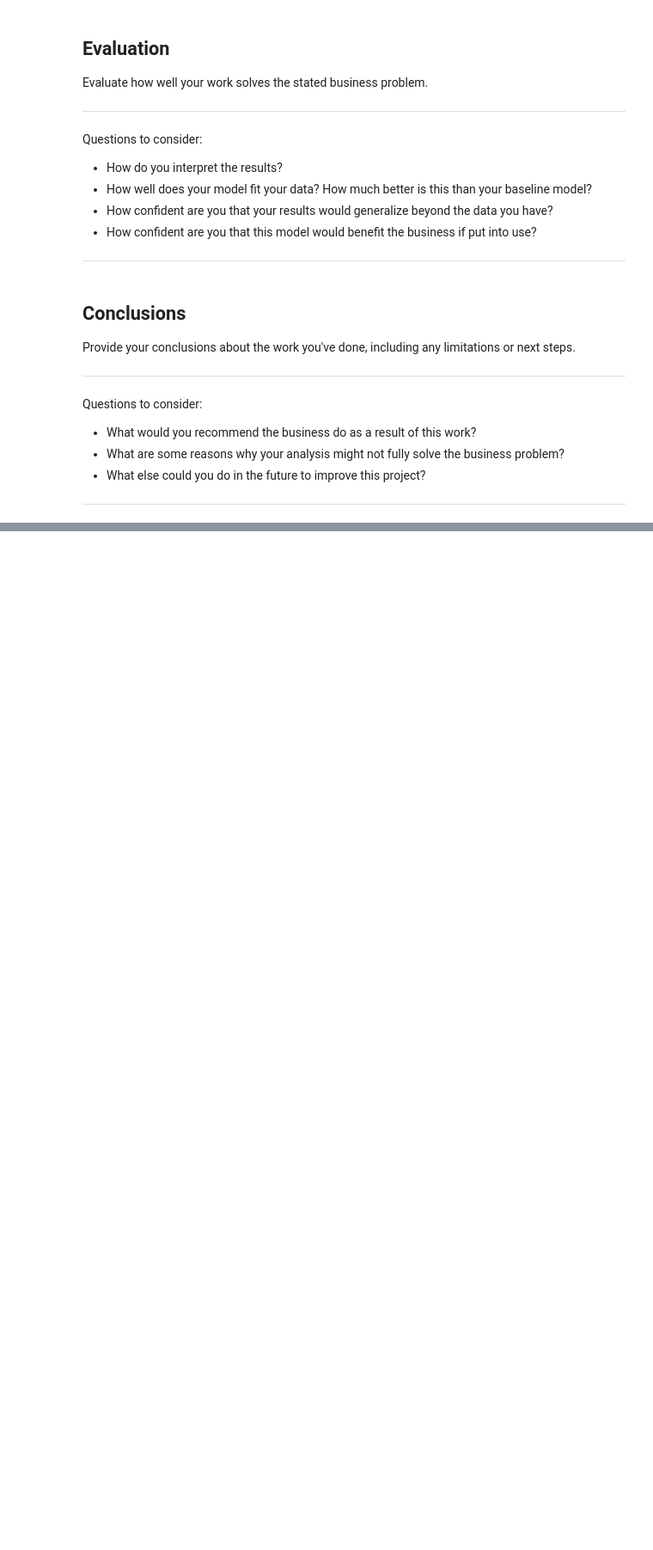
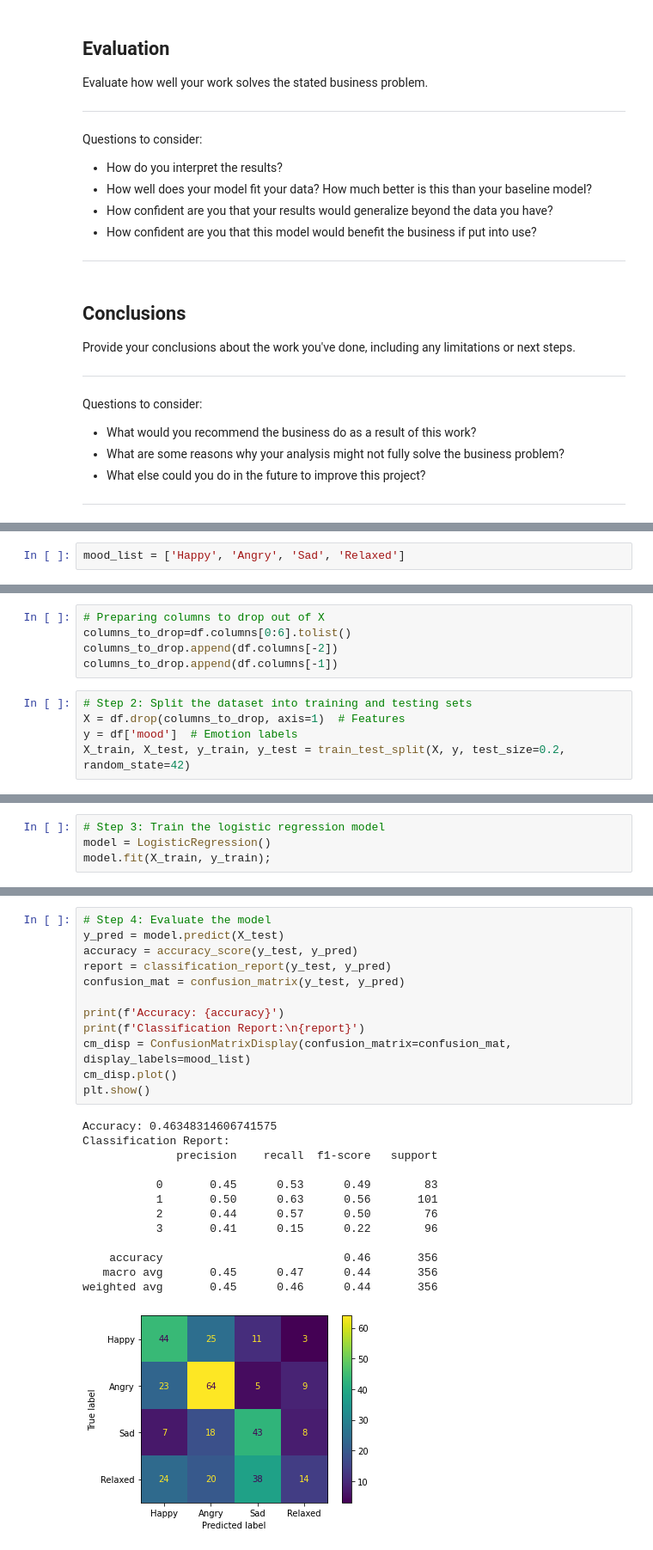
Before and after one commit to jamesleemeredith/Music-Mood-Detection-Project, a Jupyter notebook: music_mood_detection_model.ipynb, the cells around one changed output, grey strips where cells are left out. Shown at 86% size. Drawn from its saved outputs; the diff is of its cells as text; blank space fills up the shorter version.

```diff
--- a/music_mood_detection_model.ipynb
+++ b/music_mood_detection_model.ipynb
@@ -150,0 +216,2 @@ Questions to consider:
+# %%
+mood_list = ['Happy', 'Angry', 'Sad', 'Relaxed']
@@ -150,0 +220,10 @@ Questions to consider:
+# %%
+# Preparing columns to drop out of X
+columns_to_drop=df.columns[0:6].tolist()
+columns_to_drop.append(df.columns[-2])
+columns_to_drop.append(df.columns[-1])
+# %%
+# Step 2: Split the dataset into training and testing sets
+X = df.drop(columns_to_drop, axis=1)  # Features
+y = df['mood']  # Emotion labels
+X_train, X_test, y_train, y_test = train_test_split(X, y, test_size=0.2, random_state=42)
@@ -150,0 +265,4 @@ Questions to consider:
+# %%
+# Step 3: Train the logistic regression model
+model = LogisticRegression()
+model.fit(X_train, y_train);
@@ -150,0 +277,26 @@ Questions to consider:
+# %%
+# Step 4: Evaluate the model
+y_pred = model.predict(X_test)
+accuracy = accuracy_score(y_test, y_pred)
+report = classification_report(y_test, y_pred)
+confusion_mat = confusion_matrix(y_test, y_pred)
+
+print(f'Accuracy: {accuracy}')
+print(f'Classification Report:\n{report}')
+cm_disp = ConfusionMatrixDisplay(confusion_matrix=confusion_mat, display_labels=mood_list)
+cm_disp.plot()
+plt.show()
+# %% [output]
+Accuracy: 0.46348314606741575
+Classification Report:
+              precision    recall  f1-score   support
+
+           0       0.45      0.53      0.49        83
+           1       0.50      0.63      0.56       101
+           2       0.44      0.57      0.50        76
+           3       0.41      0.15      0.22        96
+
+    accuracy                           0.46       356
+   macro avg       0.45      0.47      0.44       356
+weighted avg       0.45      0.46      0.44       356
+[figure, added]
```
Also changed, not shown: parts of 18 cells of this notebook, 3 other files.
